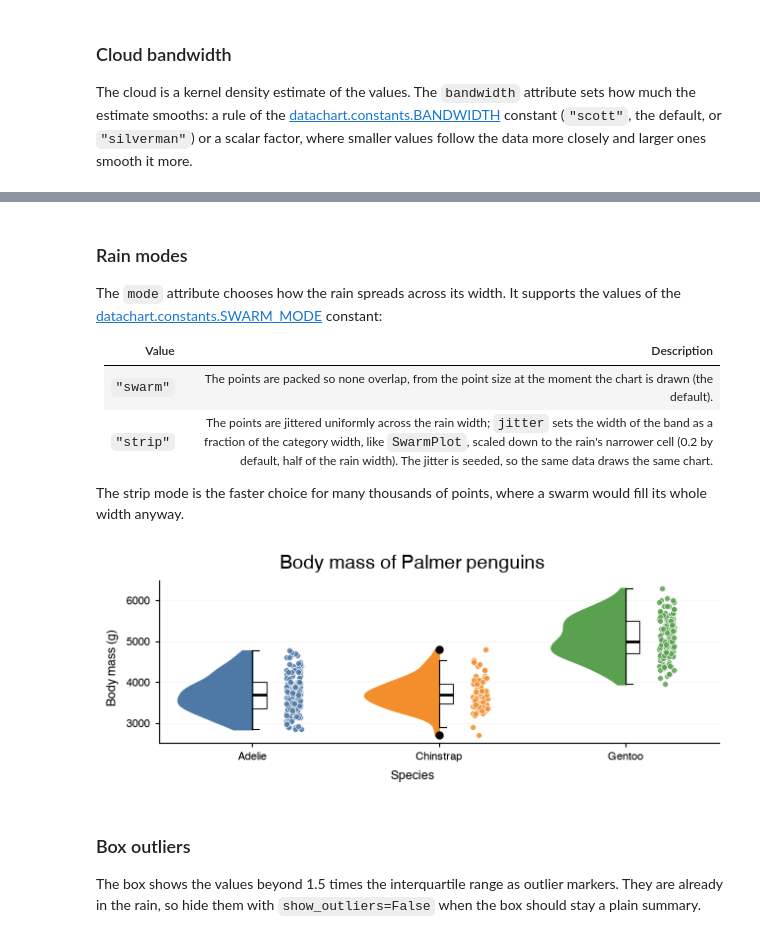
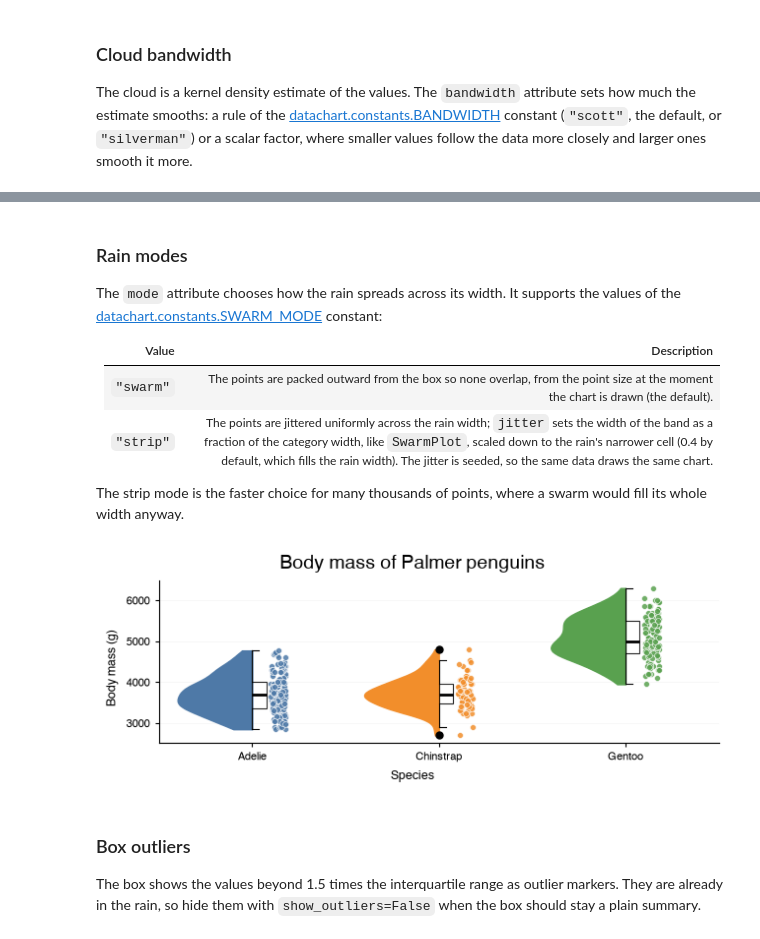
Before and after one commit to eriknovak/datachart, a Jupyter notebook: docs/how-to-guides/charts/raincloudplot.ipynb, the cells around one changed output, grey strips where cells are left out. Cells and saved outputs as stored; diff of their text form; code cells hidden in the pictures.

```diff
--- a/docs/how-to-guides/charts/raincloudplot.ipynb
+++ b/docs/how-to-guides/charts/raincloudplot.ipynb
@@ -333,8 +333,8 @@ The `mode` attribute chooses how the rain spreads across its width. It supports
 
 | Value | Description |
 | :---- | :---------- |
-| `"swarm"` | The points are packed so none overlap, from the point size at the moment the chart is drawn (the default). |
-| `"strip"` | The points are jittered uniformly across the rain width; `jitter` sets the width of the band as a fraction of the category width, like `SwarmPlot`, scaled down to the rain's narrower cell (0.2 by default, half of the rain width). The jitter is seeded, so the same data draws the same chart. |
+| `"swarm"` | The points are packed outward from the box so none overlap, from the point size at the moment the chart is drawn (the default). |
+| `"strip"` | The points are jittered uniformly across the rain width; `jitter` sets the width of the band as a fraction of the category width, like `SwarmPlot`, scaled down to the rain's narrower cell (0.4 by default, which fills the rain width). The jitter is seeded, so the same data draws the same chart. |
 
 The strip mode is the faster choice for many thousands of points, where a swarm would fill its whole width anyway.
 # %%
@@ -342,18 +342,18 @@ from datachart.constants import SWARM_MODE
 # %%
 RaincloudPlot(
     data=chart_data,
     # jitter the rain instead of packing it
     mode=SWARM_MODE.STRIP,
-    # widen the jitter band to the whole rain width
-    jitter=0.4,
+    # narrow the jitter band to half of the rain width
+    jitter=0.2,
     title="Body mass of Palmer penguins",
     xlabel="Species",
     ylabel="Body mass (g)",
     figsize=FIG_SIZE.FULL_SHORT,
     show_grid=SHOW_GRID.Y,
 ).show()
 # %% [output]
-[figure, old version]
+[figure, new version]
 # %% [markdown]
 ### Box outliers
 
```
Also changed, not shown: parts of 15 cells of this notebook, 6 other files.
